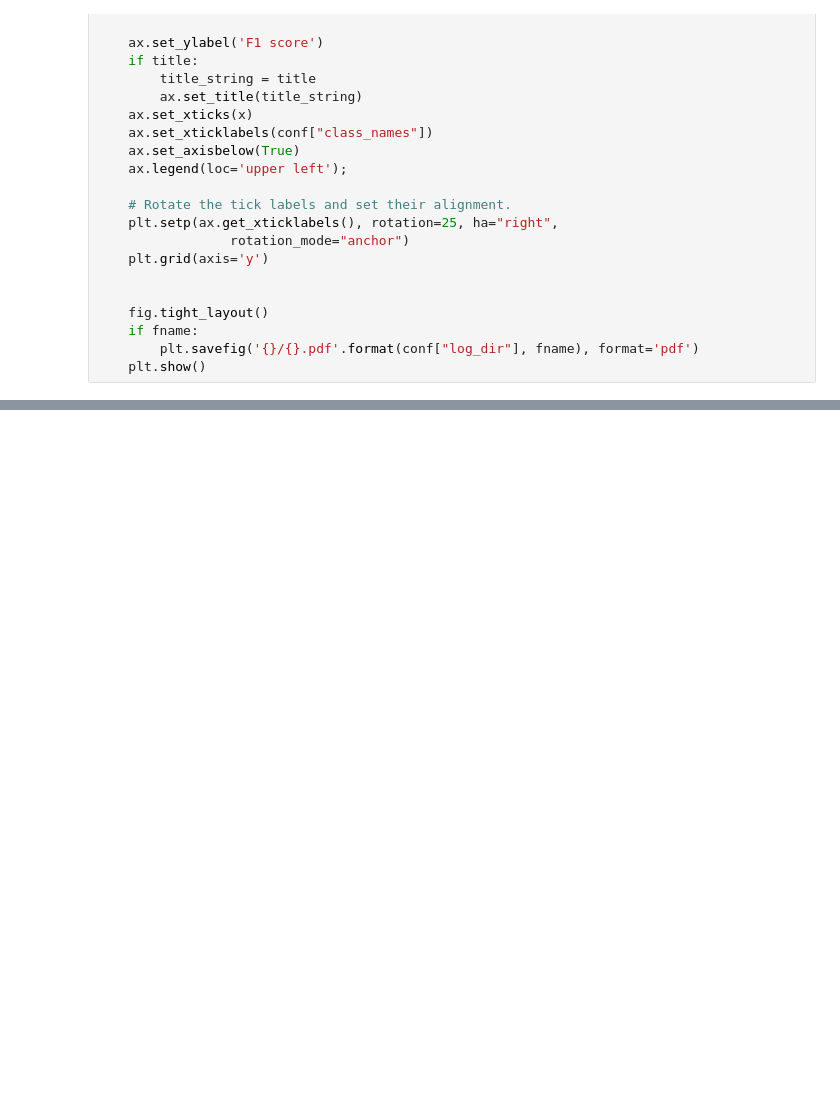
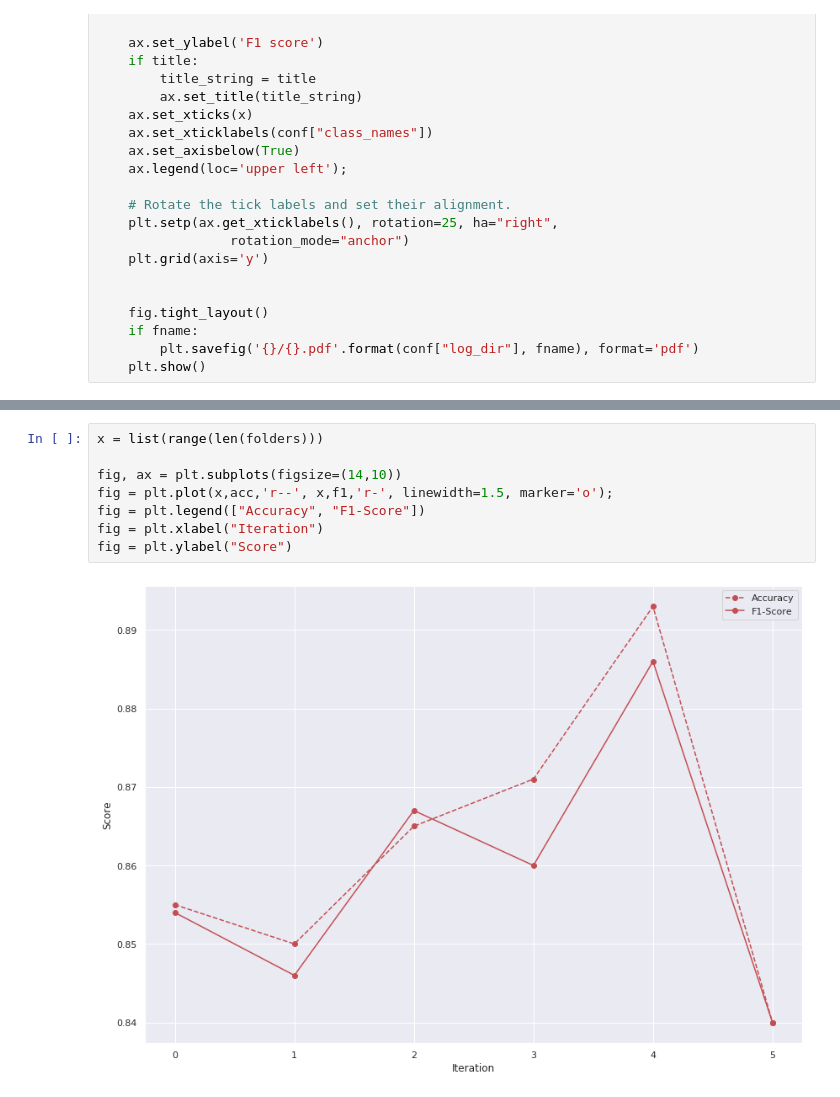
Before and after one commit to henriklg/teacher-student-framework, a Jupyter notebook: code/generate_figures/plot_classification_report.ipynb, the cells around one changed output, grey strips where cells are left out. Drawn from its saved outputs; the diff is of its cells as text; blank space fills up the shorter version.

```diff
--- a/code/generate_figures/plot_classification_report.ipynb
+++ b/code/generate_figures/plot_classification_report.ipynb
@@ -263,0 +297,10 @@ print_bar_chart(f1, conf, fname="f1-scores")
+# %%
+x = list(range(len(folders)))
+
+fig, ax = plt.subplots(figsize=(14,10))
+fig = plt.plot(x,acc,'r--', x,f1,'r-', linewidth=1.5, marker='o');
+fig = plt.legend(["Accuracy", "F1-Score"])
+fig = plt.xlabel("Iteration")
+fig = plt.ylabel("Score")
+# %% [output]
+[figure, added]
```
Also changed, not shown: parts of 23 cells of this notebook.
